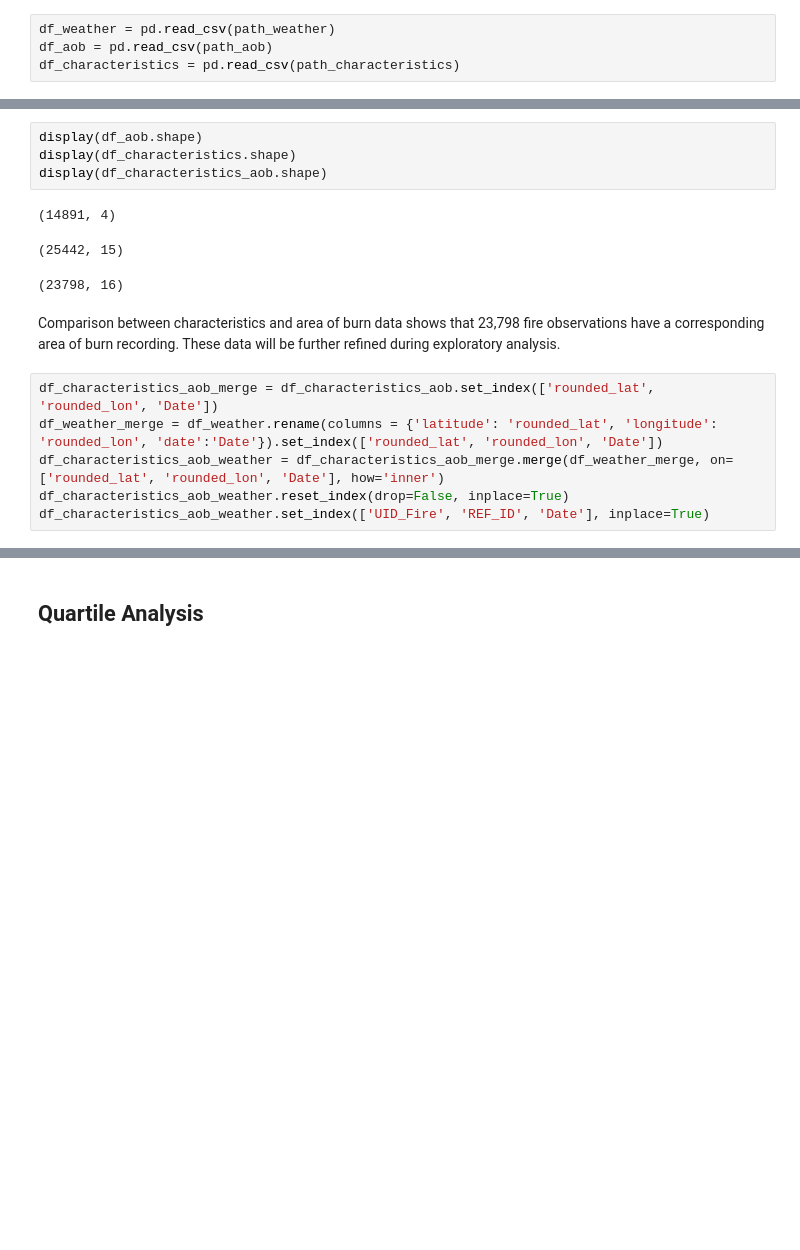
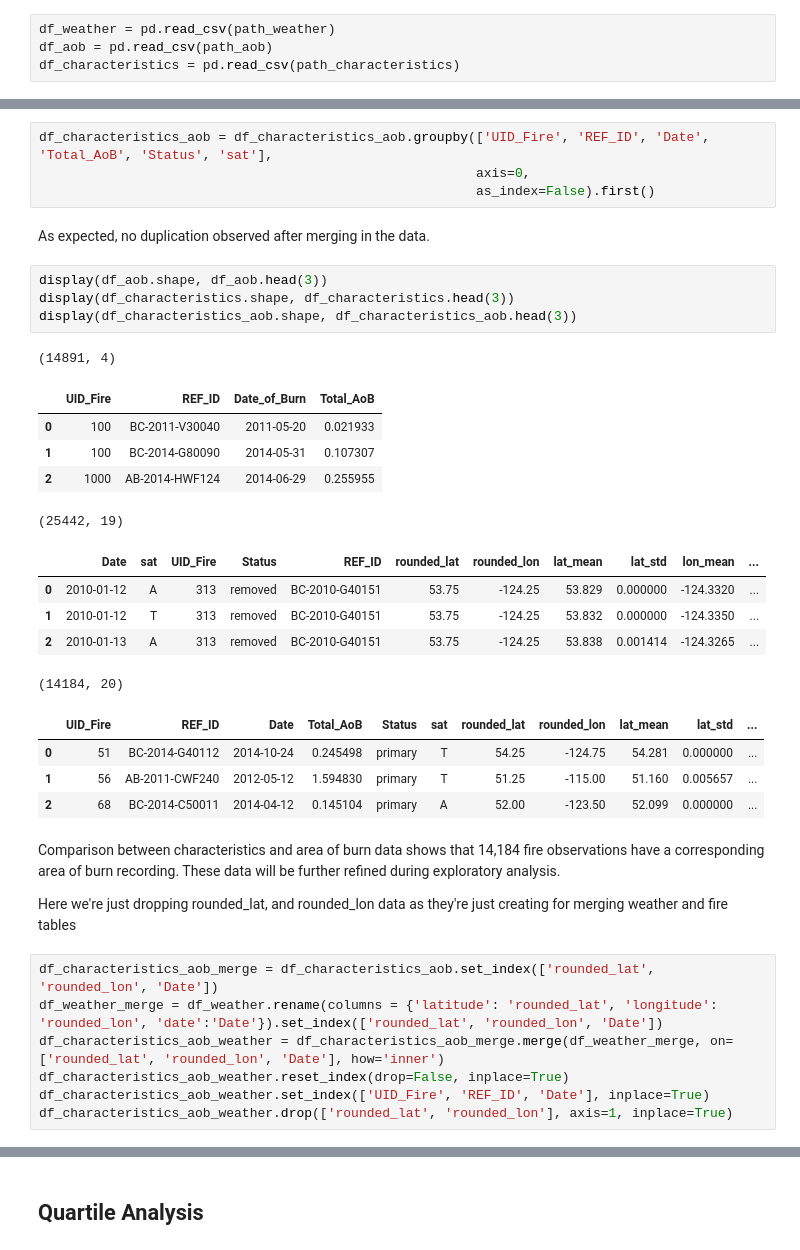
Before and after one commit to ashkan-soltanieh/wildfire-prediction, a Jupyter notebook: notebooks/5.0-ash-gold-dataset-generator.ipynb, the cells around one changed output, grey strips where cells are left out. Cells and saved outputs as stored; diff of their text form; blank space fills up the shorter version.

```diff
--- a/notebooks/5.0-ash-gold-dataset-generator.ipynb
+++ b/notebooks/5.0-ash-gold-dataset-generator.ipynb
@@ -42,19 +66,40 @@ df_characteristics_aob.reset_index(drop=False, inplace=True)
+# %%
+df_characteristics_aob = df_characteristics_aob.groupby(['UID_Fire', 'REF_ID', 'Date', 'Total_AoB', 'Status', 'sat'],
+                                                        axis=0,
+                                                        as_index=False).first()
+# %% [markdown]
+As expected, no duplication observed after merging in the data.
 # %%
-display(df_aob.shape)
-display(df_characteristics.shape)
-display(df_characteristics_aob.shape)
+display(df_aob.shape, df_aob.head(3))
+display(df_characteristics.shape, df_characteristics.head(3))
+display(df_characteristics_aob.shape, df_characteristics_aob.head(3))
 # %% [output]
 (14891, 4)
+|  | UID_Fire | REF_ID | Date_of_Burn | Total_AoB |
+| 0 | 100 | BC-2011-V30040 | 2011-05-20 | 0.021933 |
+| 1 | 100 | BC-2014-G80090 | 2014-05-31 | 0.107307 |
+| 2 | 1000 | AB-2014-HWF124 | 2014-06-29 | 0.255955 |
-(25442, 15)
+(25442, 19)
+|  | Date | sat | UID_Fire | Status | REF_ID | rounded_lat | rounded_lon | lat_mean | lat_std | lon_mean | ... |
+| 0 | 2010-01-12 | A | 313 | removed | BC-2010-G40151 | 53.75 | -124.25 | 53.829 | 0.000000 | -124.3320 | ... |
+| 1 | 2010-01-12 | T | 313 | removed | BC-2010-G40151 | 53.75 | -124.25 | 53.832 | 0.000000 | -124.3350 | ... |
+| 2 | 2010-01-13 | A | 313 | removed | BC-2010-G40151 | 53.75 | -124.25 | 53.838 | 0.001414 | -124.3265 | ... |
-(23798, 16)
+(14184, 20)
+|  | UID_Fire | REF_ID | Date | Total_AoB | Status | sat | rounded_lat | rounded_lon | lat_mean | lat_std | ... |
+| 0 | 51 | BC-2014-G40112 | 2014-10-24 | 0.245498 | primary | T | 54.25 | -124.75 | 54.281 | 0.000000 | ... |
+| 1 | 56 | AB-2011-CWF240 | 2012-05-12 | 1.594830 | primary | T | 51.25 | -115.00 | 51.160 | 0.005657 | ... |
+| 2 | 68 | BC-2014-C50011 | 2014-04-12 | 0.145104 | primary | A | 52.00 | -123.50 | 52.099 | 0.000000 | ... |
 # %% [markdown]
-Comparison between characteristics and area of burn data shows that 23,798 fire observations have a corresponding area of burn recording. These data will be further refined during exploratory analysis.
+Comparison between characteristics and area of burn data shows that 14,184 fire observations have a corresponding area of burn recording. These data will be further refined during exploratory analysis.
+
+Here we're just dropping rounded_lat, and rounded_lon data as they're just creating for merging weather and fire tables
 # %%
 df_characteristics_aob_merge = df_characteristics_aob.set_index(['rounded_lat', 'rounded_lon', 'Date'])
 df_weather_merge = df_weather.rename(columns = {'latitude': 'rounded_lat', 'longitude': 'rounded_lon', 'date':'Date'}).set_index(['rounded_lat', 'rounded_lon', 'Date'])
 df_characteristics_aob_weather = df_characteristics_aob_merge.merge(df_weather_merge, on=['rounded_lat', 'rounded_lon', 'Date'], how='inner')
 df_characteristics_aob_weather.reset_index(drop=False, inplace=True)
 df_characteristics_aob_weather.set_index(['UID_Fire', 'REF_ID', 'Date'], inplace=True)
+df_characteristics_aob_weather.drop(['rounded_lat', 'rounded_lon'], axis=1, inplace=True)
 # %%
 df_characteristics_aob_weather.columns
 # %% [output]
```
Also changed, not shown: parts of 15 cells of this notebook, 2 other files.
